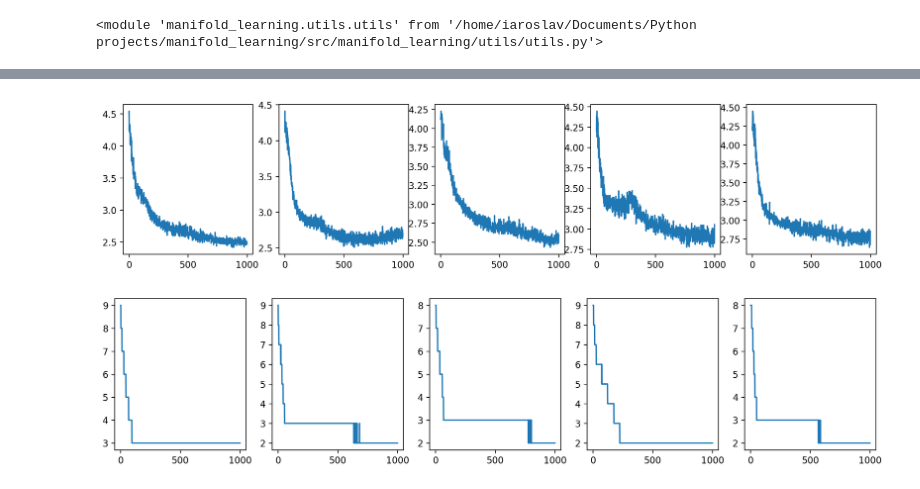
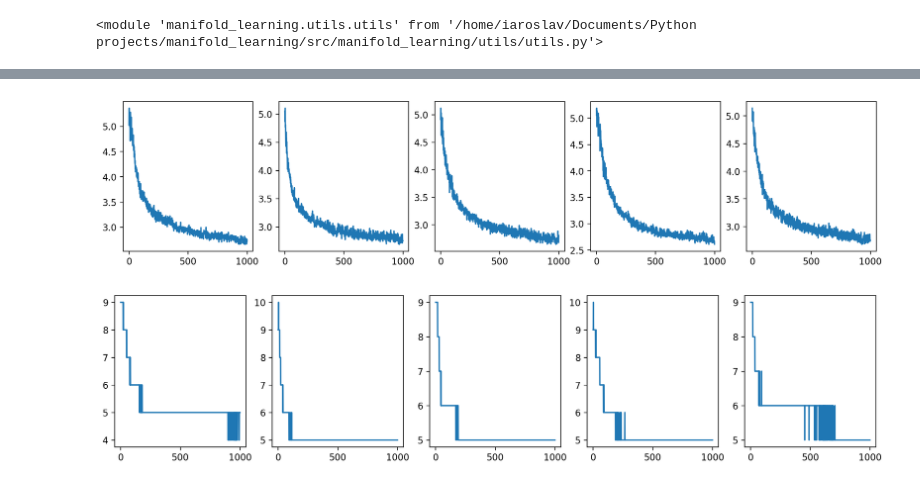
Before and after one commit to z7743/manifold_learning, a Jupyter notebook: notebooks/Correlation dimension test.ipynb, the cells around one changed output, grey strips where cells are left out. Cells and saved outputs as stored; diff of their text form; code cells hidden in the pictures.

```diff
--- a/notebooks/Correlation dimension test.ipynb
+++ b/notebooks/Correlation dimension test.ipynb
@@ -19,23 +20,30 @@ def gaussian_kernel(x, y, sigma=1.0):
 # %%
 X = get_truncated_lorenz_rand(400,n_steps=20000)
 # %%
-exp_kernel_grid = np.array(np.meshgrid(np.linspace(X[:,0].min(),X[:,0].max(),6), np.linspace(X[:,2].min(),X[:,2].max(),6))).reshape(2,-1).T
+exp_kernel_grid = np.array(np.meshgrid(np.linspace(X[:,0].min(),X[:,0].max(),10), np.linspace(X[:,2].min(),X[:,2].max(),10))).reshape(2,-1).T
 # %%
 X_ = [get_truncated_lorenz_rand(400,n_steps=20000)[:,[0,2]] for i in range(5)]
 observables = np.concatenate([np.array([gaussian_kernel(x,e,sigma=15) for e in exp_kernel_grid]) for x in X_]).T
 
 observables = StandardScaler().fit_transform(observables)
+# %%
+X_ = [get_truncated_lorenz_rand(400,n_steps=20000)[:,[0,2]] for i in range(5)]
+observables = np.concatenate([np.array([gaussian_kernel(x,e,sigma=6) for e in exp_kernel_grid]) for x in X_]).T
+observables[observables < 0.1] = 0
+mixing_mat = np.random.normal(size=(observables.shape[1],observables.shape[1]))
+observables = observables @ mixing_mat
+observables = StandardScaler().fit_transform(observables)
 # %%
-trainer = IMD.IMD_nD(observables.shape[1], embed_dim=10, n_components=5,subtract_corr=True, device="cuda")
+trainer = imd_nd_smap.IMD_nD_smap(observables.shape[1], embed_dim=10, n_components=5, subtract_corr=True, device="cuda")
 
 corr_dims = []
 ranks = []
 
 
 for i in range(1000):
-    trainer.fit(observables, sample_len=400, library_len=1200,
-                exclusion_rad=20, nbrs_num=30, tp=20,
-                epochs=1, num_batches=32,optimizer="Adagrad", learning_rate=0.002,tp_policy="fixed")
+    trainer.fit(observables, sample_len=150, library_len=800,
+            exclusion_rad=100, theta=8, tp=30,
+            epochs=1, num_batches=32,optimizer="Adagrad", learning_rate=0.01, tp_policy="range",loss_mask_size=3)
     unmixed = trainer.predict(observables)
     corr_dims += [[utils.calculate_correlation_dimension(unmixed[np.random.randint(0,unmixed.shape[0],1000),i],device="cuda") for i in range(unmixed.shape[1])]]
     ranks += [[utils.calculate_rank_for_variance(unmixed[np.random.randint(0,unmixed.shape[0],5000),i],0.975) for i in range(unmixed.shape[1])]]
@@ -72,2 +80,2 @@ Epoch 1/1, Loss: 0.3622
-[figure, old version]
+[figure, new version]
-[figure, old version]
+[figure, new version]
```
Also changed, not shown: parts of 6 cells of this notebook, 19 other files.
